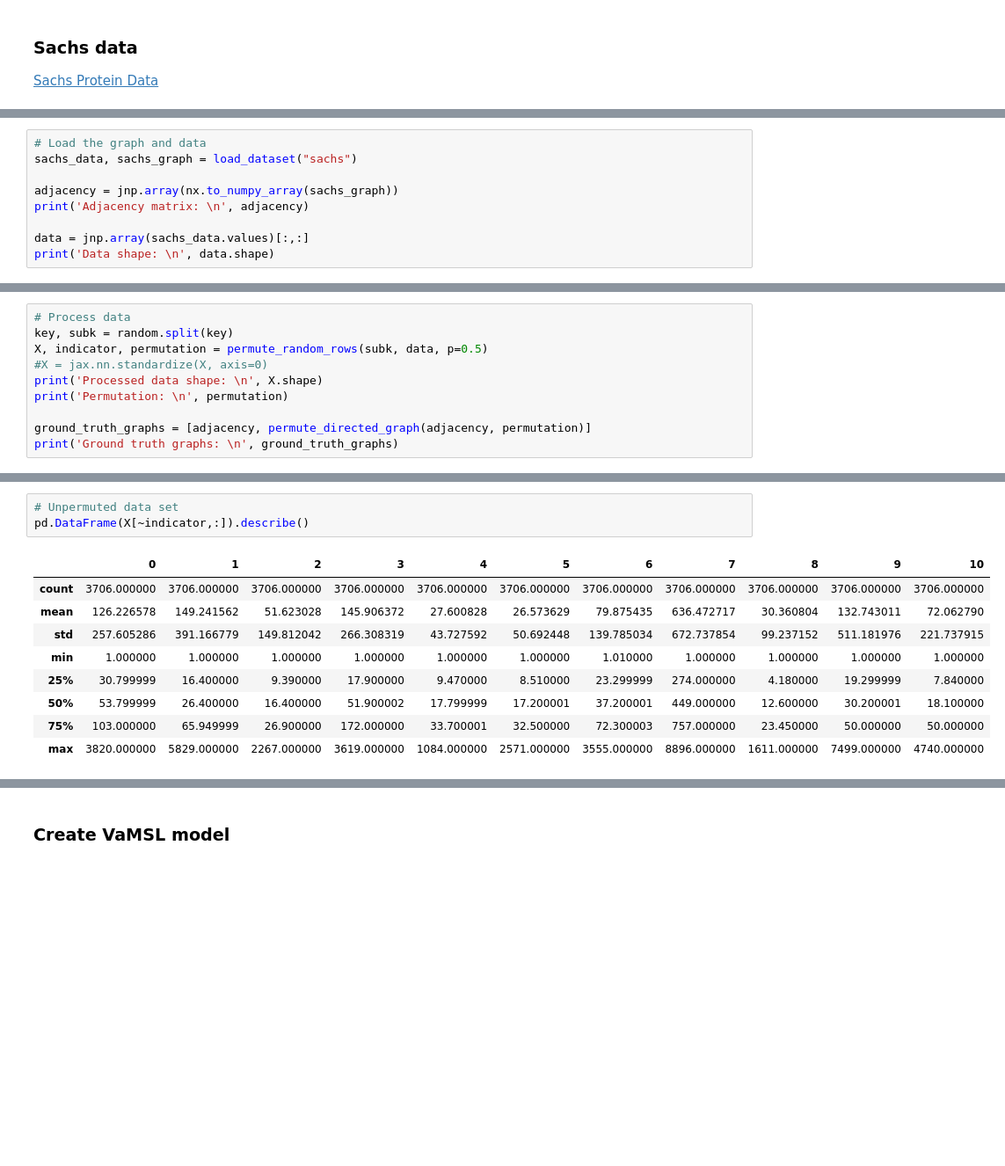
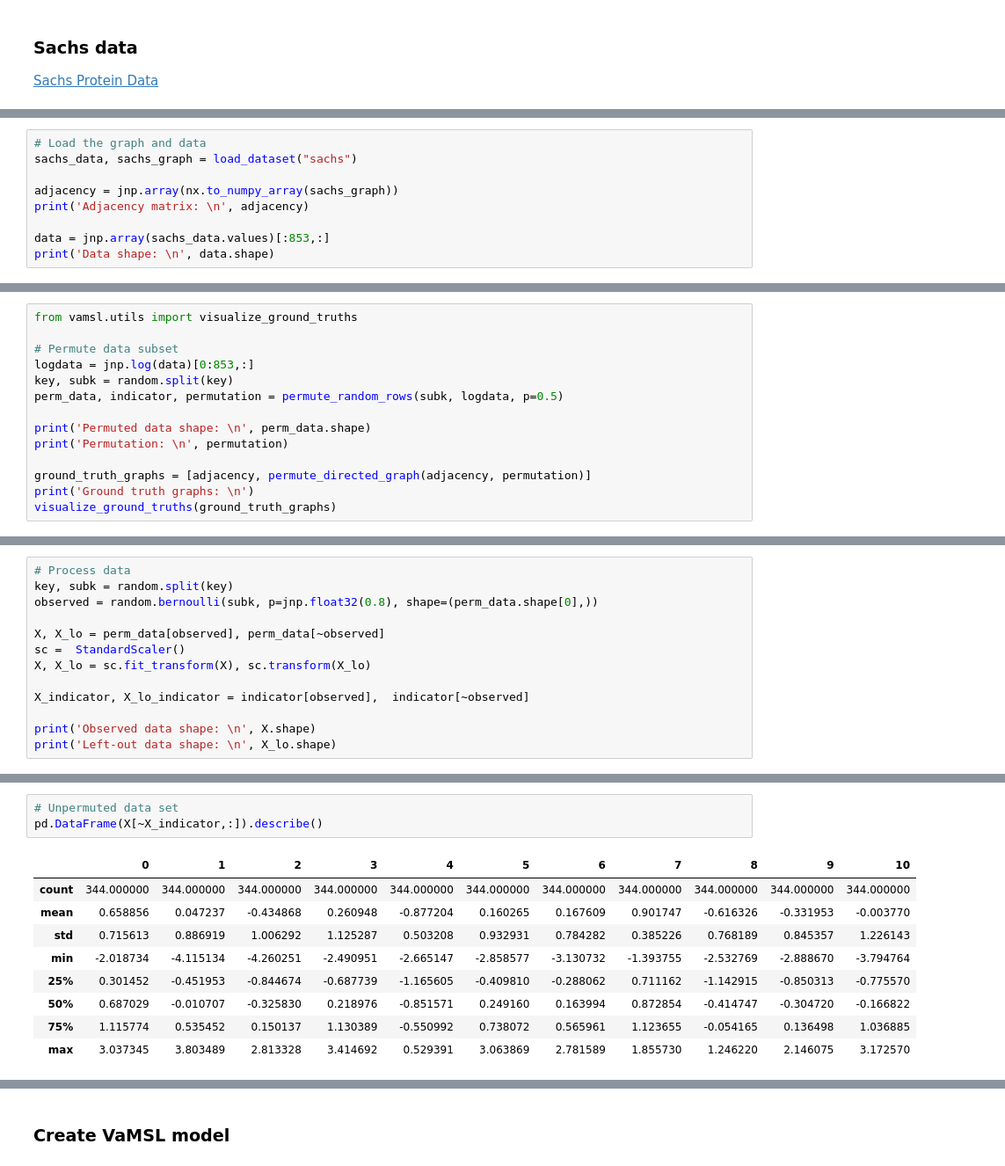
Before and after one commit to ZacBjo/VaMSL_proj, a Jupyter notebook: examples/sachs_example.ipynb, the cells around one changed output, grey strips where cells are left out. Shown at 88% size. Drawn from its saved outputs; the diff is of its cells as text; blank space fills up the shorter version.

Commit message:
Notebooks and real world data to test VaMSL.

```diff
--- a/examples/sachs_example.ipynb
+++ b/examples/sachs_example.ipynb
@@ -47,7 +44,7 @@ sachs_data, sachs_graph = load_dataset("sachs")
 adjacency = jnp.array(nx.to_numpy_array(sachs_graph))
 print('Adjacency matrix: \n', adjacency)
 
-data = jnp.array(sachs_data.values)[:,:]
+data = jnp.array(sachs_data.values)[:853,:]
 print('Data shape: \n', data.shape)
 # %% [output]
 Adjacency matrix:
@@ -67,11 +70,15 @@ Data shape:
 # %%
-# Process data
+from vamsl.utils import visualize_ground_truths
+
+# Permute data subset
+logdata = jnp.log(data)[0:853,:]
 key, subk = random.split(key)
-X, indicator, permutation = permute_random_rows(subk, data, p=0.5)
-#X = jax.nn.standardize(X, axis=0)
-print('Processed data shape: \n', X.shape)
+perm_data, indicator, permutation = permute_random_rows(subk, logdata, p=0.5)
+
+print('Permuted data shape: \n', perm_data.shape)
 print('Permutation: \n', permutation)
 
 ground_truth_graphs = [adjacency, permute_directed_graph(adjacency, permutation)]
-print('Ground truth graphs: \n', ground_truth_graphs)
+print('Ground truth graphs: \n')
+visualize_ground_truths(ground_truth_graphs)
 # %% [output]
@@ -94,0 +91,13 @@ Ground truth graphs:
+# %%
+# Process data
+key, subk = random.split(key)
+observed = random.bernoulli(subk, p=jnp.float32(0.8), shape=(perm_data.shape[0],))
+
+X, X_lo = perm_data[observed], perm_data[~observed]
+sc =  StandardScaler()
+X, X_lo = sc.fit_transform(X), sc.transform(X_lo)
+
+X_indicator, X_lo_indicator = indicator[observed],  indicator[~observed]
+
+print('Observed data shape: \n', X.shape)
+print('Left-out data shape: \n', X_lo.shape)
@@ -95,15 +121,15 @@ Ground truth graphs:
 # %%
 # Unpermuted data set
-pd.DataFrame(X[~indicator,:]).describe()
+pd.DataFrame(X[~X_indicator,:]).describe()
 # %% [output]
 |  | 0 | 1 | 2 | 3 | 4 | 5 | 6 | 7 | 8 | 9 | 10 |
-| count | 3706.000000 | 3706.000000 | 3706.000000 | 3706.000000 | 3706.000000 | 3706.000000 | 3706.000000 | 3706.000000 | 3706.000000 | 3706.000000 | 3706.000000 |
-| mean | 126.226578 | 149.241562 | 51.623028 | 145.906372 | 27.600828 | 26.573629 | 79.875435 | 636.472717 | 30.360804 | 132.743011 | 72.062790 |
-| std | 257.605286 | 391.166779 | 149.812042 | 266.308319 | 43.727592 | 50.692448 | 139.785034 | 672.737854 | 99.237152 | 511.181976 | 221.737915 |
-| min | 1.000000 | 1.000000 | 1.000000 | 1.000000 | 1.000000 | 1.000000 | 1.010000 | 1.000000 | 1.000000 | 1.000000 | 1.000000 |
-| 25% | 30.799999 | 16.400000 | 9.390000 | 17.900000 | 9.470000 | 8.510000 | 23.299999 | 274.000000 | 4.180000 | 19.299999 | 7.840000 |
-| 50% | 53.799999 | 26.400000 | 16.400000 | 51.900002 | 17.799999 | 17.200001 | 37.200001 | 449.000000 | 12.600000 | 30.200001 | 18.100000 |
-| 75% | 103.000000 | 65.949999 | 26.900000 | 172.000000 | 33.700001 | 32.500000 | 72.300003 | 757.000000 | 23.450000 | 50.000000 | 50.000000 |
-| max | 3820.000000 | 5829.000000 | 2267.000000 | 3619.000000 | 1084.000000 | 2571.000000 | 3555.000000 | 8896.000000 | 1611.000000 | 7499.000000 | 4740.000000 |
+| count | 344.000000 | 344.000000 | 344.000000 | 344.000000 | 344.000000 | 344.000000 | 344.000000 | 344.000000 | 344.000000 | 344.000000 | 344.000000 |
+| mean | 0.658856 | 0.047237 | -0.434868 | 0.260948 | -0.877204 | 0.160265 | 0.167609 | 0.901747 | -0.616326 | -0.331953 | -0.003770 |
+| std | 0.715613 | 0.886919 | 1.006292 | 1.125287 | 0.503208 | 0.932931 | 0.784282 | 0.385226 | 0.768189 | 0.845357 | 1.226143 |
+| min | -2.018734 | -4.115134 | -4.260251 | -2.490951 | -2.665147 | -2.858577 | -3.130732 | -1.393755 | -2.532769 | -2.888670 | -3.794764 |
+| 25% | 0.301452 | -0.451953 | -0.844674 | -0.687739 | -1.165605 | -0.409810 | -0.288062 | 0.711162 | -1.142915 | -0.850313 | -0.775570 |
+| 50% | 0.687029 | -0.010707 | -0.325830 | 0.218976 | -0.851571 | 0.249160 | 0.163994 | 0.872854 | -0.414747 | -0.304720 | -0.166822 |
+| 75% | 1.115774 | 0.535452 | 0.150137 | 1.130389 | -0.550992 | 0.738072 | 0.565961 | 1.123655 | -0.054165 | 0.136498 | 1.036885 |
+| max | 3.037345 | 3.803489 | 2.813328 | 3.414692 | 0.529391 | 3.063869 | 2.781589 | 1.855730 | 1.246220 | 2.146075 | 3.172570 |
 # %%
 # Permuted data set
```
Also changed, not shown: parts of 27 cells of this notebook, 4 other files.
